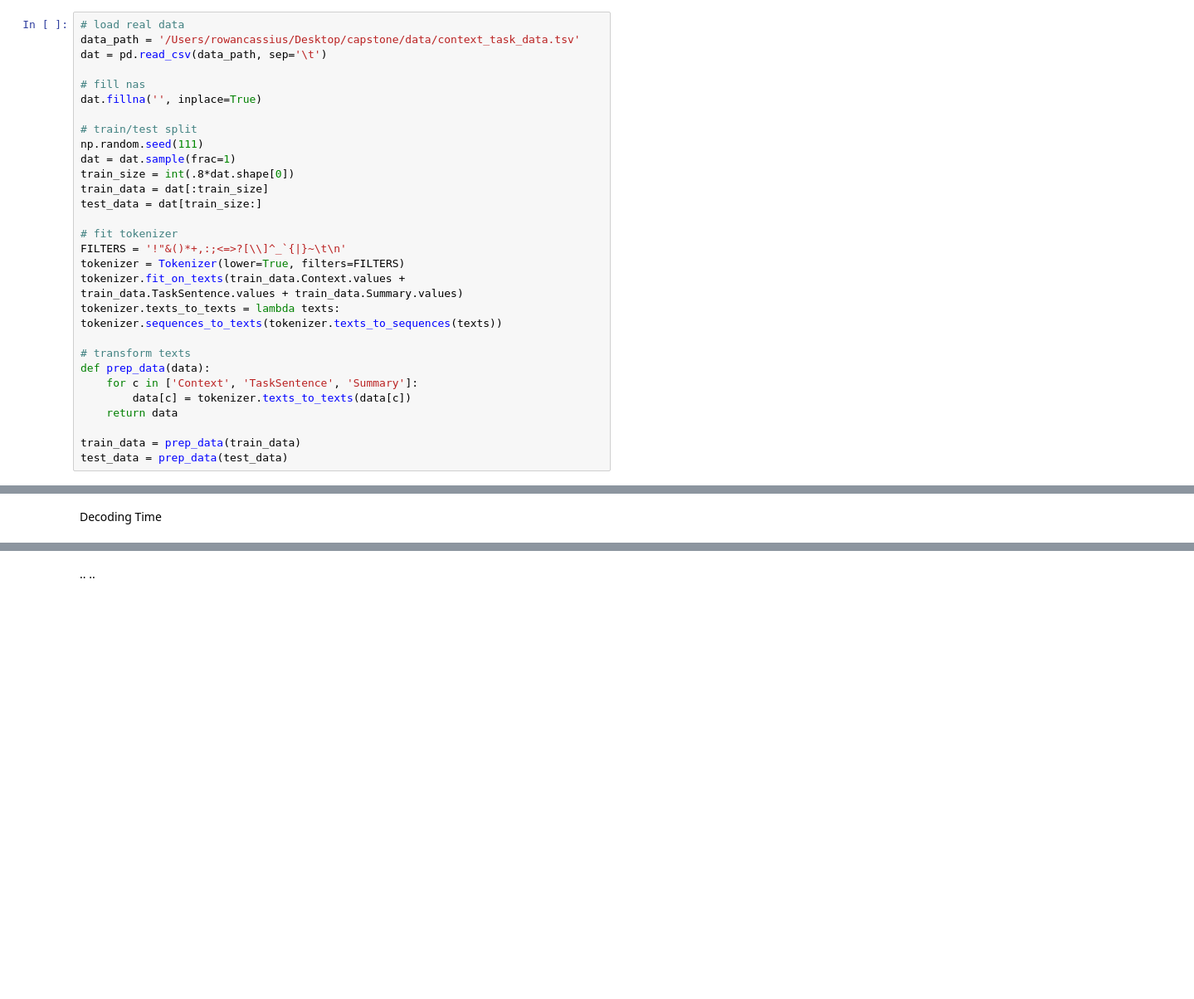
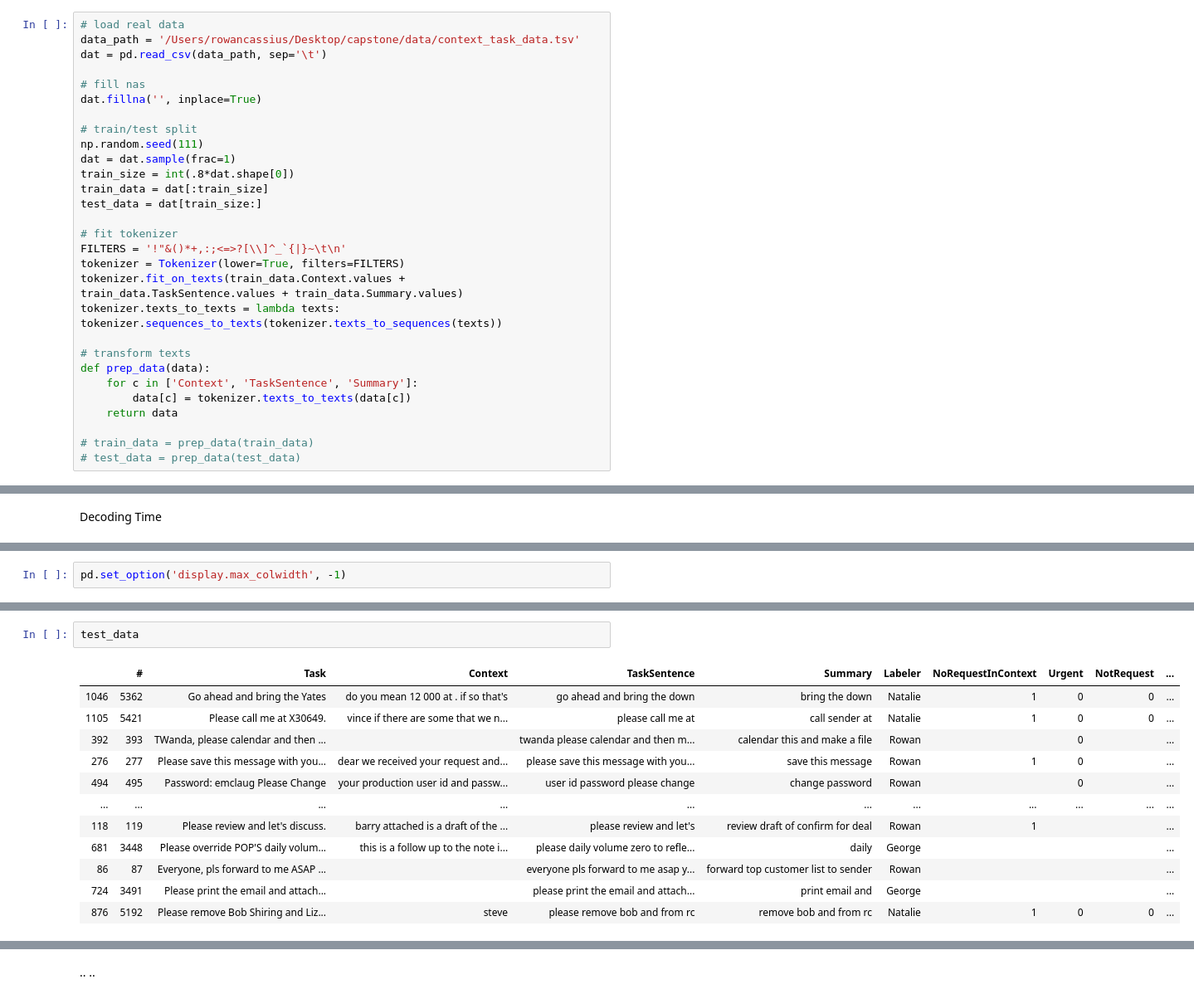
Before and after one commit to georgetao/extraction, a Jupyter notebook: LSTM_Summarizer/train_scratch.ipynb, the cells around one changed output, grey strips where cells are left out. Shown at 83% size. Cells and saved outputs as stored; diff of their text form; blank space fills up the shorter version.

```diff
--- a/LSTM_Summarizer/train_scratch.ipynb
+++ b/LSTM_Summarizer/train_scratch.ipynb
@@ -62,8 +64,8 @@ def prep_data(data):
         data[c] = tokenizer.texts_to_texts(data[c])
     return data
 
-train_data = prep_data(train_data)
-test_data = prep_data(test_data)
+# train_data = prep_data(train_data)
+# test_data = prep_data(test_data)
 # %%
 vocab = data.Vocab(
     words = tokenizer.word_index.keys(),
@@ -207,0 +189,2 @@ decoded_sents
+# %%
+pd.set_option('display.max_colwidth', -1)
@@ -207,0 +220,15 @@ decoded_sents
+# %%
+test_data
+# %% [output]
+|  | # | Task | Context | TaskSentence | Summary | Labeler | NoRequestInContext | Urgent | NotRequest | ... |
+| 1046 | 5362 | Go ahead and bring the Yates | do you mean 12 000 at . if so that's | go ahead and bring the down | bring the down | Natalie | 1 | 0 | 0 | ... |
+| 1105 | 5421 | Please call me at X30649. | vince if there are some that we n... | please call me at | call sender at | Natalie | 1 | 0 | 0 | ... |
+| 392 | 393 | TWanda, please calendar and then ... |  | twanda please calendar and then m... | calendar this and make a file | Rowan |  | 0 |  | ... |
+| 276 | 277 | Please save this message with you... | dear we received your request and... | please save this message with you... | save this message | Rowan | 1 | 0 |  | ... |
+| 494 | 495 | Password: emclaug Please Change | your production user id and passw... | user id password please change | change password | Rowan |  | 0 |  | ... |
+| ... | ... | ... | ... | ... | ... | ... | ... | ... | ... | ... |
+| 118 | 119 | Please review and let's discuss. | barry attached is a draft of the ... | please review and let's | review draft of confirm for deal | Rowan | 1 |  |  | ... |
+| 681 | 3448 | Please override POP'S daily volum... | this is a follow up to the note i... | please daily volume zero to refle... | daily | George |  |  |  | ... |
+| 86 | 87 | Everyone, pls forward to me ASAP ... |  | everyone pls forward to me asap y... | forward top customer list to sender | Rowan |  |  |  | ... |
+| 724 | 3491 | Please print the email and attach... |  | please print the email and attach... | print email and | George |  |  |  | ... |
+| 876 | 5192 | Please remove Bob Shiring and Liz... | steve | please remove bob and from rc | remove bob and from rc | Natalie | 1 | 0 | 0 | ... |
```
Also changed, not shown: parts of 29 cells of this notebook, 9 other files.
